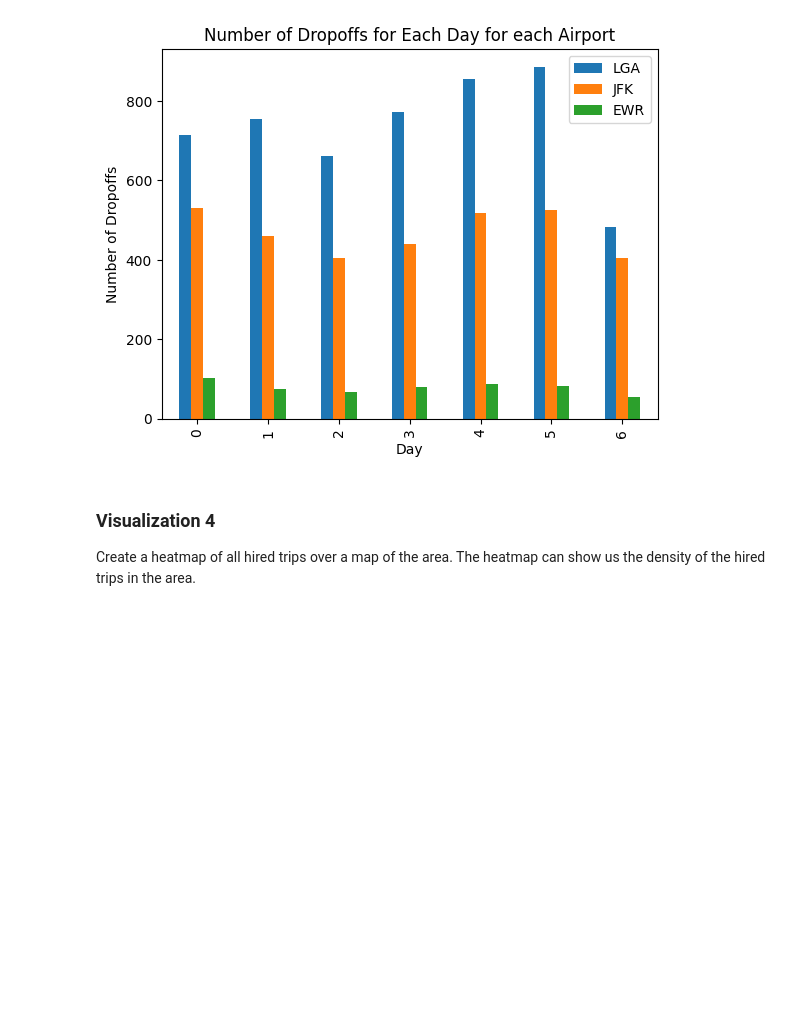
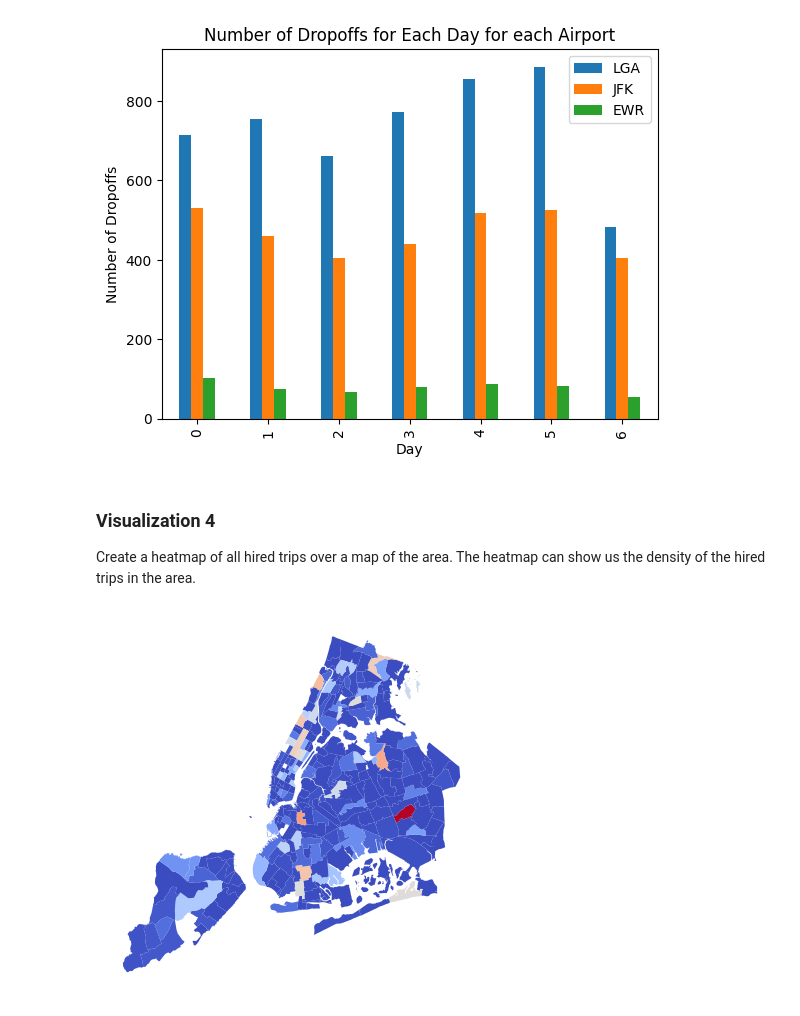
Before and after one commit to chenmeijia30/intro-to-python, a Jupyter notebook: Project.ipynb, the cells around one changed output. Cells and saved outputs as stored; diff of their text form; code cells hidden in the pictures; blank space fills up the shorter version.

Commit message:
add visualization 4

```diff
--- a/Project.ipynb
+++ b/Project.ipynb
@@ -703,3 +703,49 @@ dropoff_num_for_each_day(some_dataframe)
 ### Visualization 4
 
 Create a heatmap of all hired trips over a map of the area. The heatmap can show us the density of the hired trips in the area.
+# %%
+def heatmap_for_trips(dataframe):
+    '''
+    Make a heatmap of all hired trips over a map of the area.
+    args:
+        dataframe: the dataframe
+    '''
+    # reindex the geo
+    geo_loc = geo.reset_index()
+
+    # make a key from the latitude and longitude
+    geo_loc['key'] = geo_loc['latitude'] ** 2 +  geo_loc['longitude'] ** 2
+    dataframe['key'] = dataframe['latitude'] ** 2 +  dataframe['longitude'] ** 2
+
+    # sort the key
+    geo_loc.sort_values(by='key', inplace=True)
+    dataframe.sort_values(by='key', inplace=True)
+
+    # join the two dataframes
+    dataframe = pd.merge_asof(dataframe, geo_loc, left_on=["key"],right_on=["key"])
+    dataframe.dropna(subset=["LocationID"], inplace=True)
+
+    geo_loc['num'] = dataframe.groupby("LocationID").count()['key']
+    geo_loc.plot(column='num', cmap='coolwarm', legend=False)
+    plt.axis('off')
+    plt.show()
+# %%
+def get_data_for_visual_4():
+    '''
+    Returns the data for the visualization.
+    '''
+
+    query = '''WITH hired_trips AS (SELECT pickup_latitude AS latitude, pickup_longitude AS longitude
+    FROM taxi_trips UNION ALL
+    SELECT pickup_latitude AS latitude, pickup_longitude AS longitude FROM uber_trips)
+    SELECT latitude, longitude
+    FROM hired_trips
+    '''
+    df = pd.read_sql_query(query, engine)
+
+    return df
+# %%
+some_dataframe = get_data_for_visual_4()
+heatmap_for_trips(some_dataframe)
+# %% [output]
+[figure, added]
```
